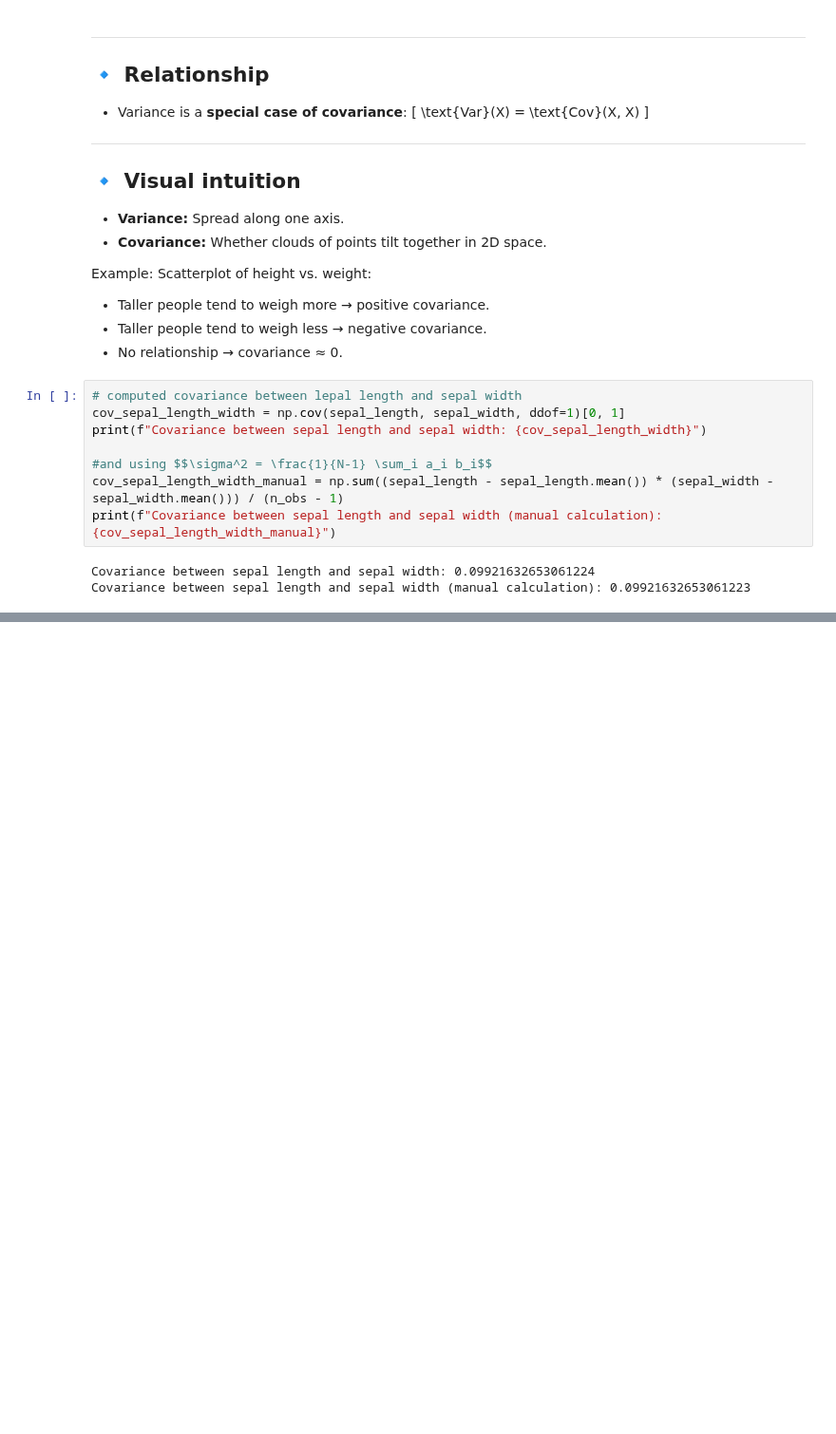
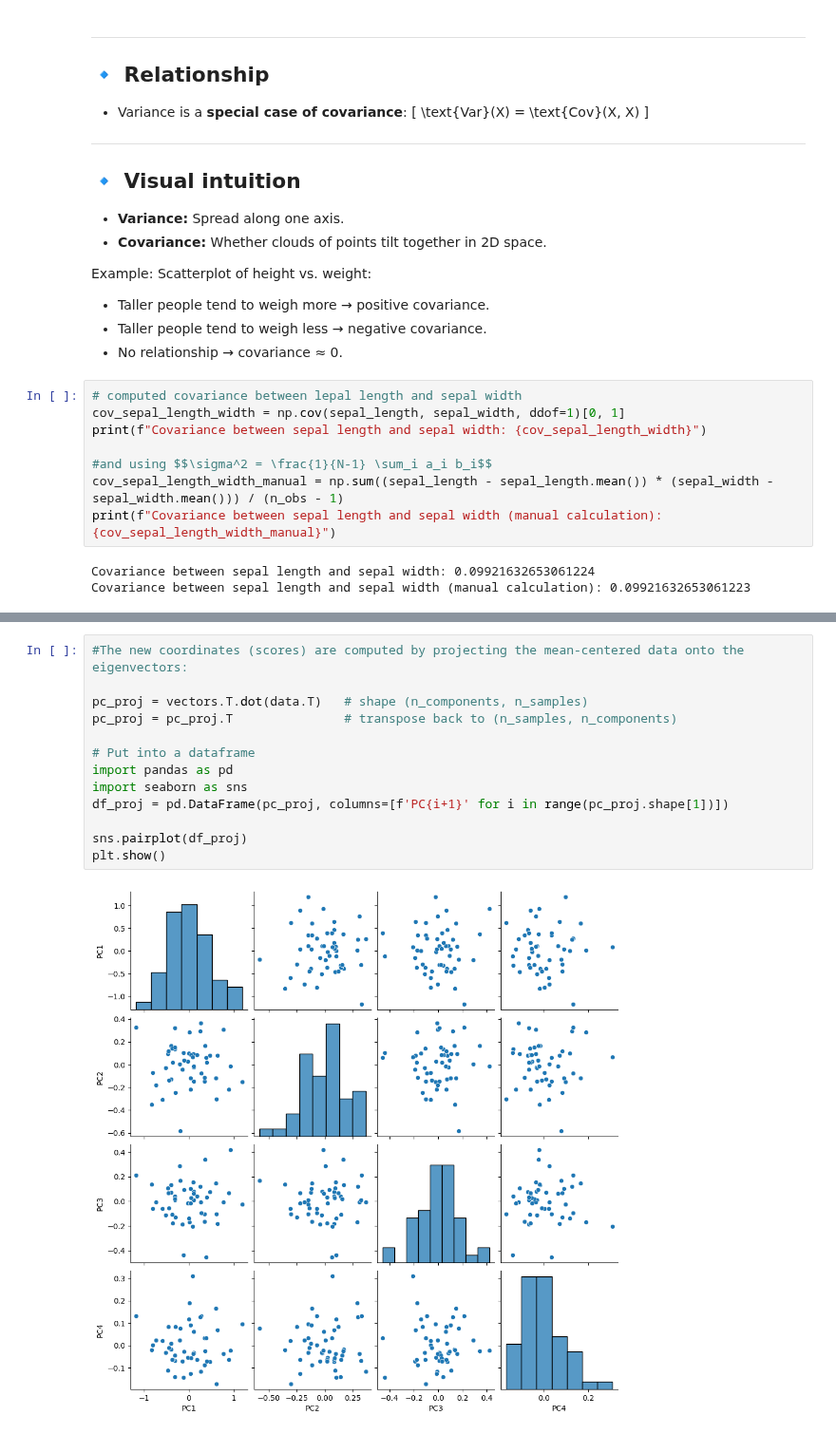
Before and after one commit to FrederikVA/DTUImageAnalysis, a Jupyter notebook: exercises/ex1b-PCA/exercises1b.ipynb, the cells around one changed output, grey strips where cells are left out. Shown at 95% size. Cells and saved outputs as stored; diff of their text form; blank space fills up the shorter version.

```diff
--- a/exercises/ex1b-PCA/exercises1b.ipynb
+++ b/exercises/ex1b-PCA/exercises1b.ipynb
@@ -102,0 +192,15 @@ NameError: name 'plt' is not defined
+# %%
+#The new coordinates (scores) are computed by projecting the mean-centered data onto the eigenvectors:
+
+pc_proj = vectors.T.dot(data.T)   # shape (n_components, n_samples)
+pc_proj = pc_proj.T               # transpose back to (n_samples, n_components)
+
+# Put into a dataframe
+import pandas as pd
+import seaborn as sns
+df_proj = pd.DataFrame(pc_proj, columns=[f'PC{i+1}' for i in range(pc_proj.shape[1])])
+
+sns.pairplot(df_proj)
+plt.show()
+# %% [output]
+[figure, added]
```
Also changed, not shown: parts of 12 cells of this notebook, 2 other files.
